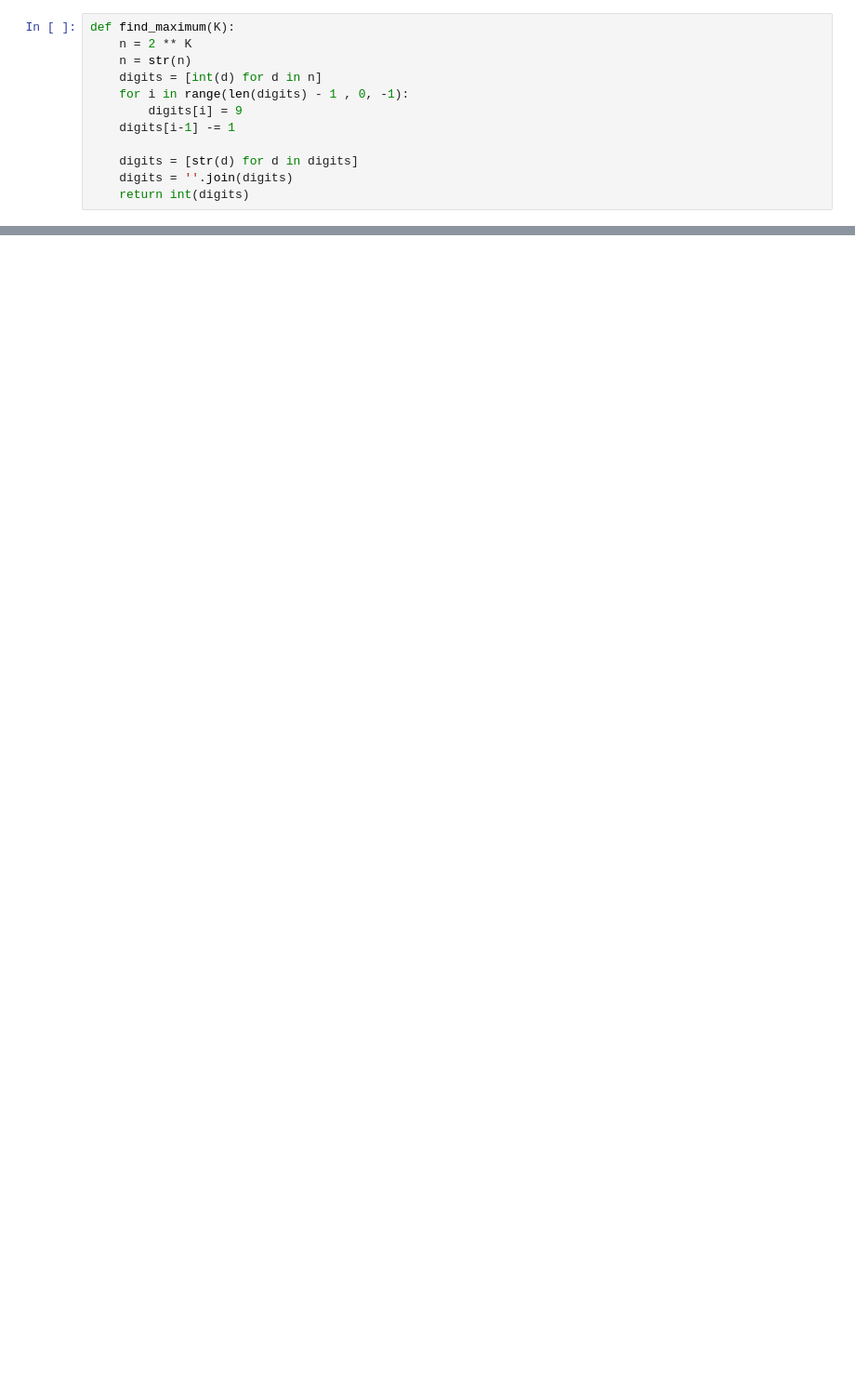
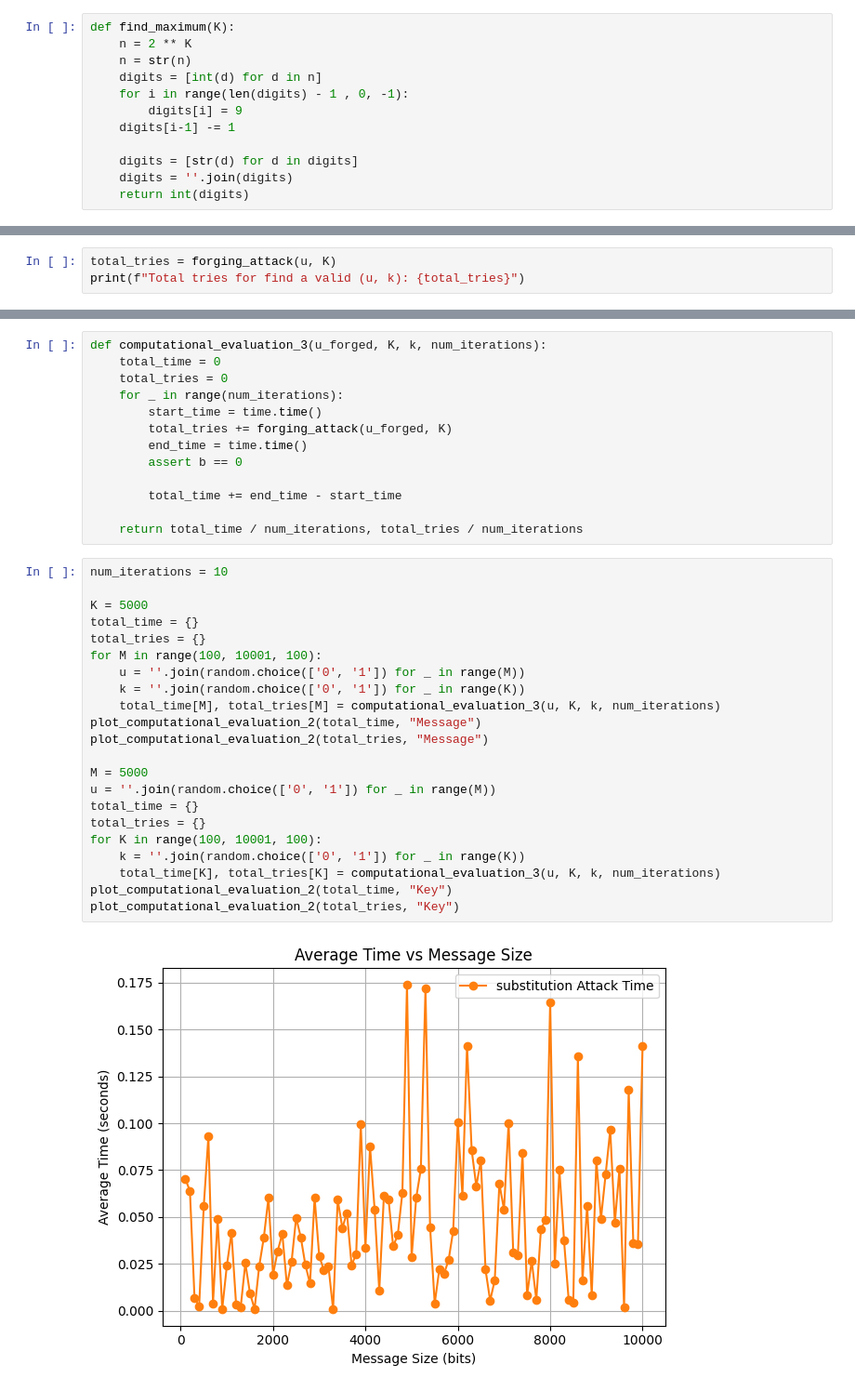
Before and after one commit to cibecs/lab-infosec, a Jupyter notebook: lab3/Lab3_info_sec.ipynb, the cells around one changed output, grey strips where cells are left out. Shown: that part at 93% size. Drawn from its saved outputs; the diff is of its cells as text; blank space fills up the shorter version.

```diff
--- a/lab3/Lab3_info_sec.ipynb
+++ b/lab3/Lab3_info_sec.ipynb
@@ -342,0 +325,3 @@ b: 0 (0 -> correct, 1 -> incorrect)
+# %%
+total_tries = forging_attack(u, K)
+print(f"Total tries for find a valid (u, k): {total_tries}")
@@ -342,0 +330,37 @@ b: 0 (0 -> correct, 1 -> incorrect)
+# %%
+def computational_evaluation_3(u_forged, K, k, num_iterations):
+    total_time = 0
+    total_tries = 0
+    for _ in range(num_iterations):
+        start_time = time.time()
+        total_tries += forging_attack(u_forged, K)
+        end_time = time.time()
+        assert b == 0
+
+        total_time += end_time - start_time
+
+    return total_time / num_iterations, total_tries / num_iterations
+# %%
+num_iterations = 10
+
+K = 5000
+total_time = {}
+total_tries = {}
+for M in range(100, 10001, 100):
+    u = ''.join(random.choice(['0', '1']) for _ in range(M))
+    k = ''.join(random.choice(['0', '1']) for _ in range(K))
+    total_time[M], total_tries[M] = computational_evaluation_3(u, K, k, num_iterations)
+plot_computational_evaluation_2(total_time, "Message")
+plot_computational_evaluation_2(total_tries, "Message")
+
+M = 5000
+u = ''.join(random.choice(['0', '1']) for _ in range(M))
+total_time = {}
+total_tries = {}
+for K in range(100, 10001, 100):
+    k = ''.join(random.choice(['0', '1']) for _ in range(K))
+    total_time[K], total_tries[K] = computational_evaluation_3(u, K, k, num_iterations)
+plot_computational_evaluation_2(total_time, "Key")
+plot_computational_evaluation_2(total_tries, "Key")
+# %% [output]
+[figure, added]
```
Also changed, not shown: parts of 11 cells of this notebook.
